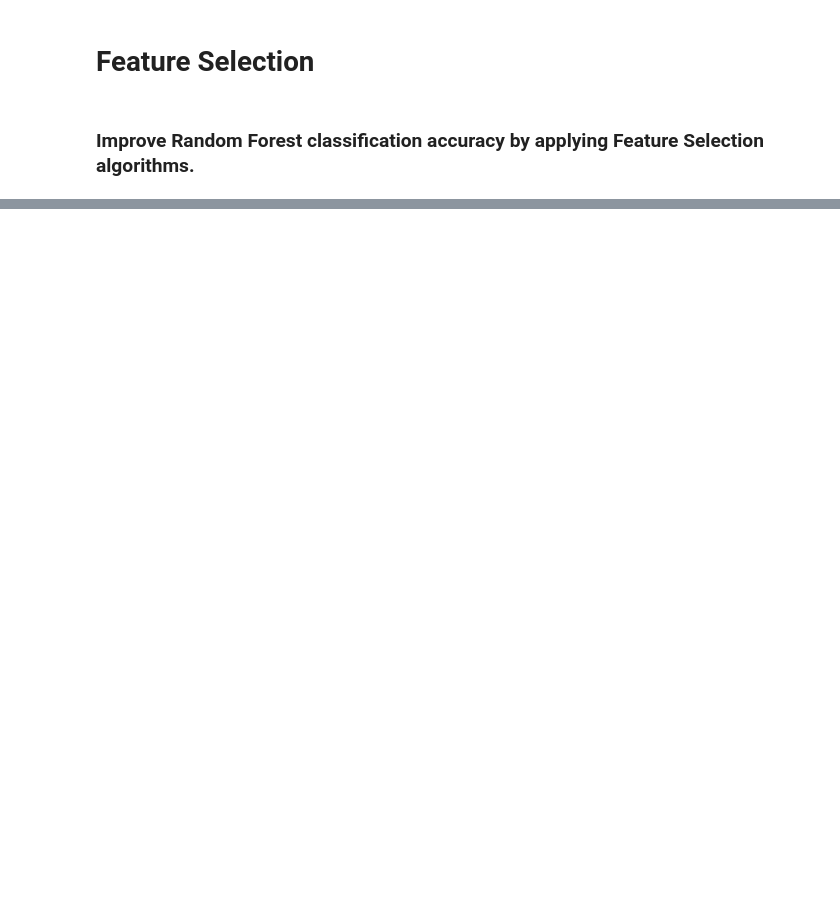
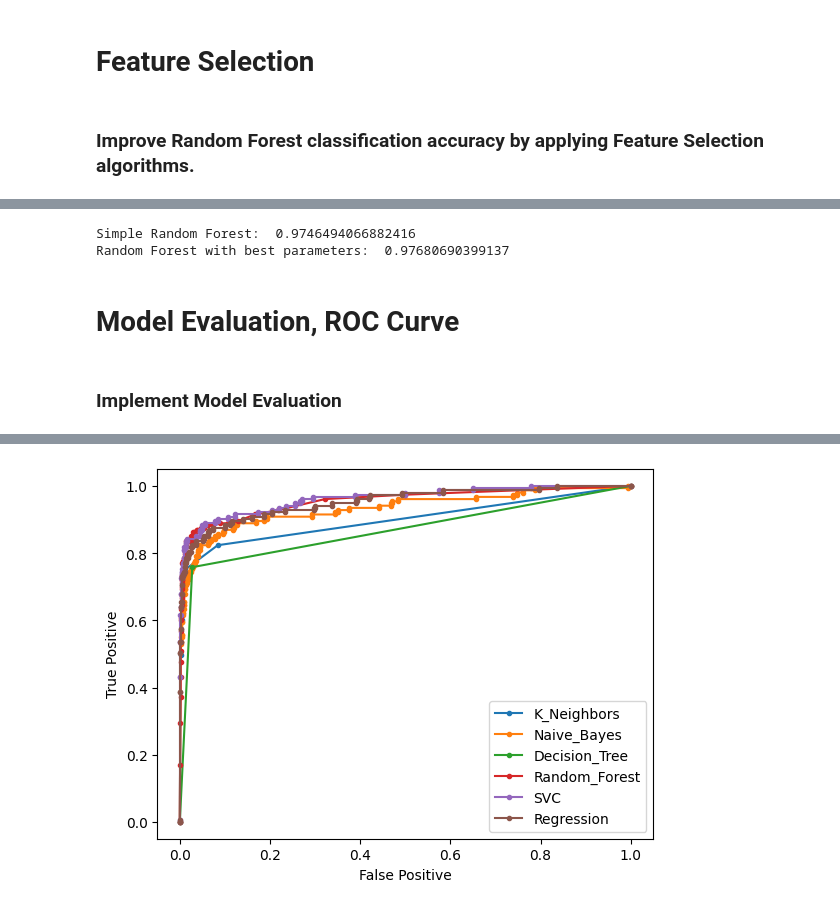
Before and after one commit to rnd4u-org/2021-knu-classif, a Jupyter notebook: practice_Dondov.ipynb, the cells around one changed output, grey strips where cells are left out. Saved outputs shown, nothing was run; the diff lists cells and outputs as text; code cells hidden in the pictures; blank space fills up the shorter version.

Commit message:
Update practice_Dondov.ipynb
Added "Model Evaluation" task.

```diff
--- a/practice_Dondov.ipynb
+++ b/practice_Dondov.ipynb
@@ -323,0 +357,73 @@ Accuracy:  0.9800431499460626
+# %%
+best_forest = RandomForestClassifier(n_estimators=300,
+                                     min_samples_split=2,
+                                     min_samples_leaf=1,
+                                     max_features='sqrt',
+                                     max_depth=100)
+
+best_forest.fit(X_train, y_train)
+best_predicted = best_forest.predict(X_test)
+
+print("Simple Random Forest: ", metrics.accuracy_score(y_test, y_predicted))
+print("Random Forest with best parameters: ", metrics.accuracy_score(y_test, best_predicted))
+# %% [output]
+Simple Random Forest:  0.9746494066882416
+Random Forest with best parameters:  0.97680690399137
+# %% [markdown]
+# Model Evaluation, ROC Curve
+# %% [markdown]
+### Implement Model Evaluation
+# %%
+from sklearn.neighbors import KNeighborsClassifier
+from sklearn.naive_bayes import GaussianNB
+from sklearn.svm import SVC
+from sklearn.linear_model import LogisticRegression
+from sklearn.model_selection import cross_val_score
+from sklearn.tree import DecisionTreeClassifier
+
+
+# the set of model parameters
+param_set = {
+    (KNeighborsClassifier(), "K_Neighbors"): [],
+    (GaussianNB(), "Naive_Bayes"): [],
+    (DecisionTreeClassifier() , "Decision_Tree"): [],
+    (RandomForestClassifier(), "Random_Forest"): [],
+    (SVC(probability=True, kernel="linear"), "SVC"): [],
+    (LogisticRegression(), "Regression"): []
+}
+# metrics to apply
+# (ref, name): [predict, predict_proba, roc_auc_score, roc_curve, cross_val_score]
+
+for key, value in param_set.items():
+    model = key[0]
+    model.fit(X_train, y_train)
+    # predict
+    value.append(model.predict(X_test))
+    # predict_proba
+    proba = model.predict_proba(X_test)[:, 1]
+    value.append(proba)
+    # roc_auc_score
+    value.append(metrics.roc_auc_score(y_test, proba))
+    # roc_curve
+    pr, tpr, threshold = metrics.roc_curve(y_test, proba)
+    value.append([pr, tpr])
+    # cross_val_score
+    value.append(cross_val_score(model, X, y, cv=5).mean())
+
+print("Accuracy:")
+for key, value in param_set.items():
+    print(key[1], ': ', metrics.accuracy_score(y_test, value[0]))
+
+print("\nArea under the Receiver Operating Characteristic Curve (ROC AUC) from prediction scores:")
+for key, value in param_set.items(): #roc_auc_score_values:
+    print(key[1], ': ', value[2])
+
+print("\nCross validation accuracy:")
+for key, value in param_set.items():
+    plt.plot(value[3][0], value[3][1], marker='.', label=key[1])
+
+plt.xlabel("False Positive")
+plt.ylabel("True Positive")
+plt.legend()
+plt.show()
+# %% [output]
@@ -323,0 +447 @@ Accuracy:  0.9800431499460626
+[figure, added]
```
Also changed, not shown: parts of 11 cells of this notebook.
